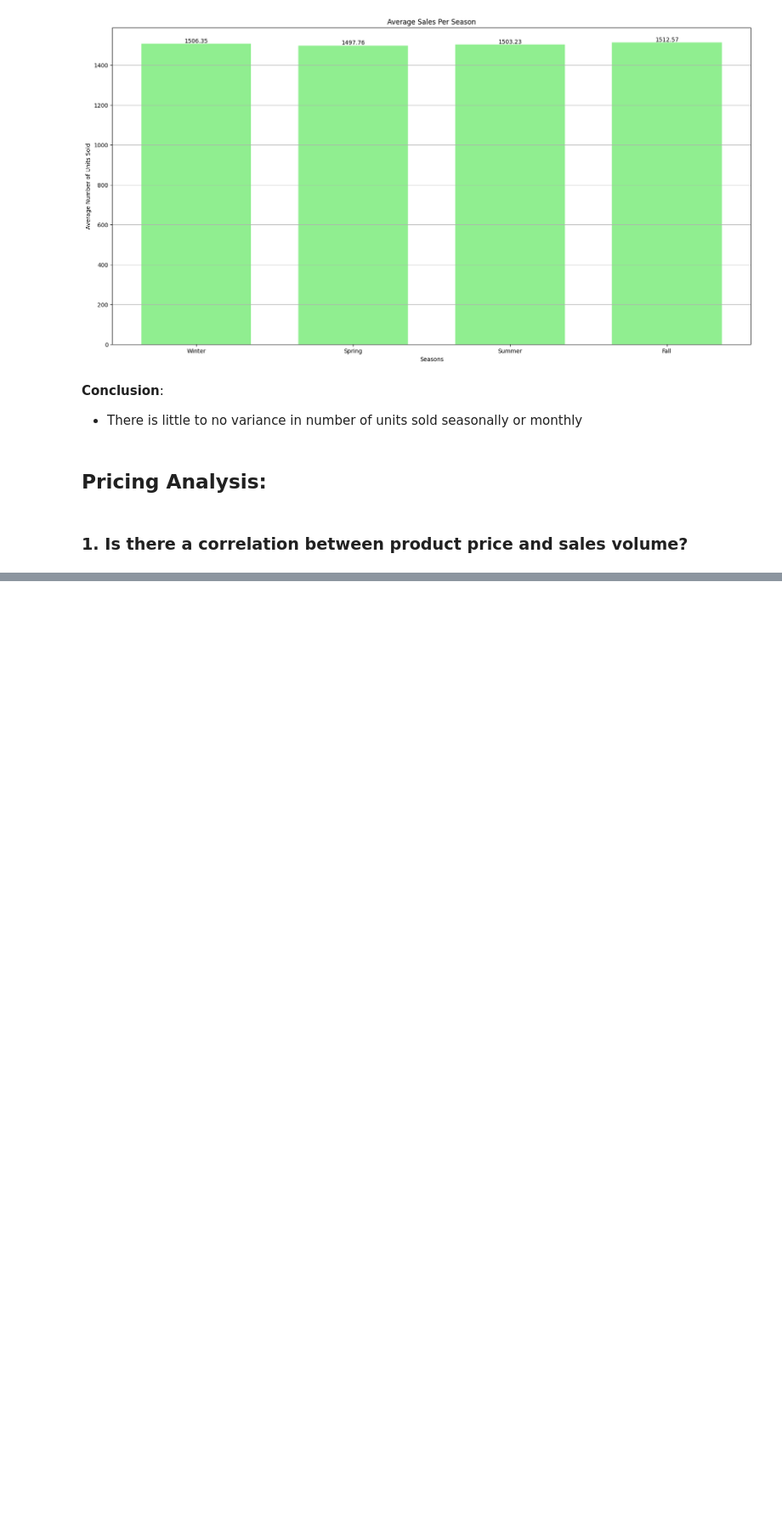
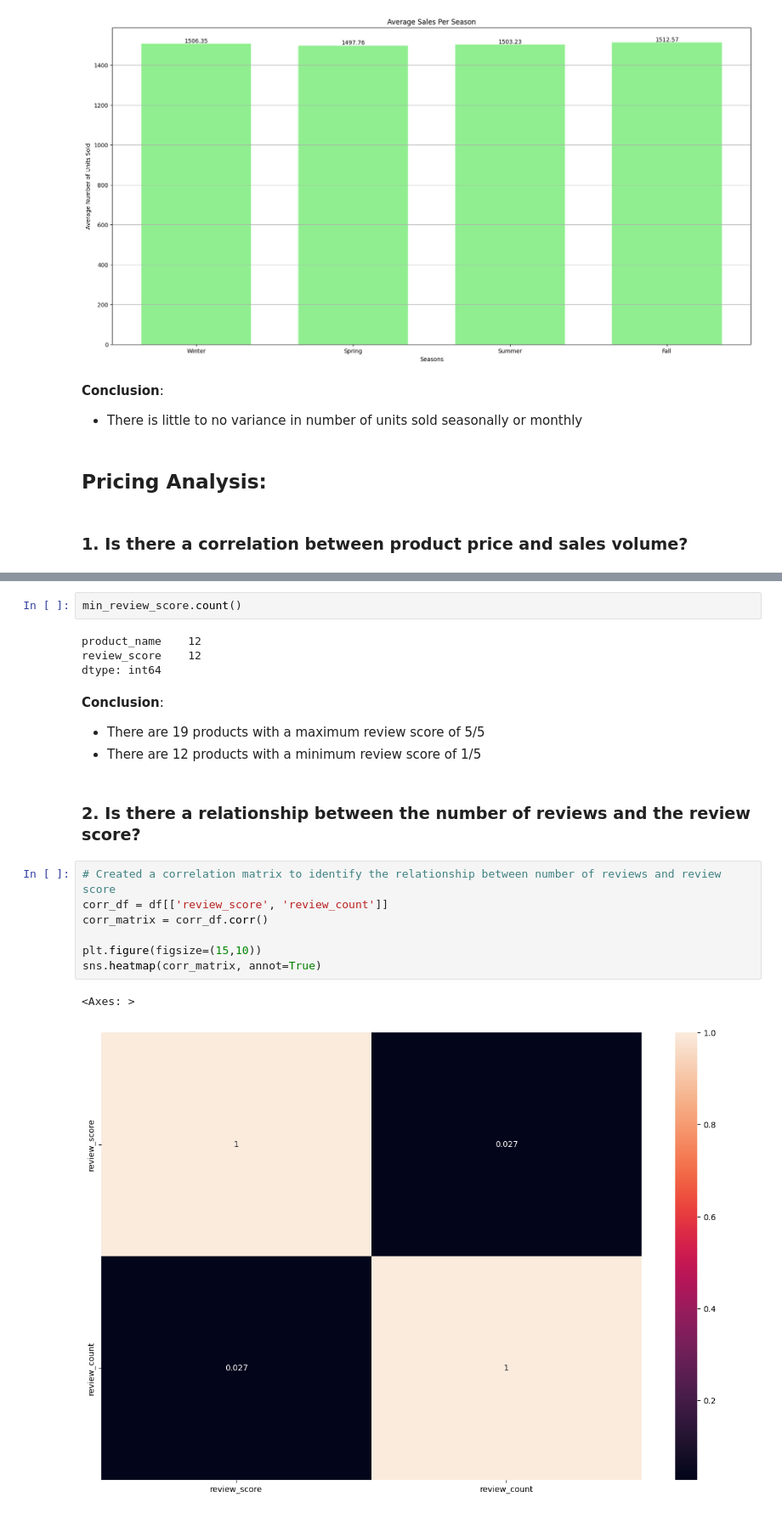
Before and after one commit to Willnguyen02/E-commerce-Sales-Analytics, a Jupyter notebook: Main.ipynb, the cells around one changed output, grey strips where cells are left out. Shown: that part at 85% size. Saved outputs shown, nothing was run; the diff lists cells and outputs as text; blank space fills up the shorter version.

```diff
--- a/Main.ipynb
+++ b/Main.ipynb
@@ -398,0 +394,22 @@ sns.heatmap(corr_matrix, annot=True)
+# %%
+min_review_score.count()
+# %% [output]
+product_name    12
+review_score    12
+dtype: int64
+# %% [markdown]
+**Conclusion**:
+- There are 19 products with a maximum review score of 5/5
+- There are 12 products with a minimum review score of 1/5
+# %% [markdown]
+### 2. Is there a relationship between the number of reviews and the review score?
+# %%
+# Created a correlation matrix to identify the relationship between number of reviews and review score
+corr_df = df[['review_score', 'review_count']]
+corr_matrix = corr_df.corr()
+
+plt.figure(figsize=(15,10))
+sns.heatmap(corr_matrix, annot=True)
+# %% [output]
+<Axes: >
+[figure, added]
```
Also changed, not shown: parts of 33 cells of this notebook.
